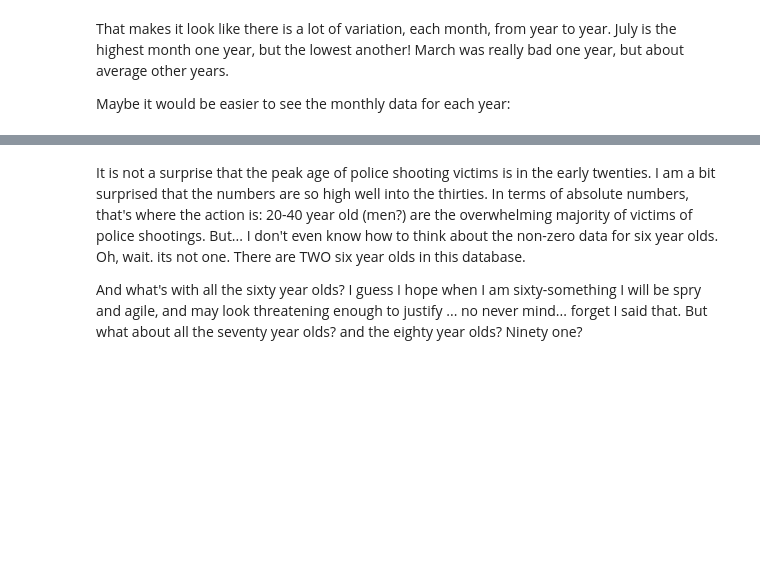
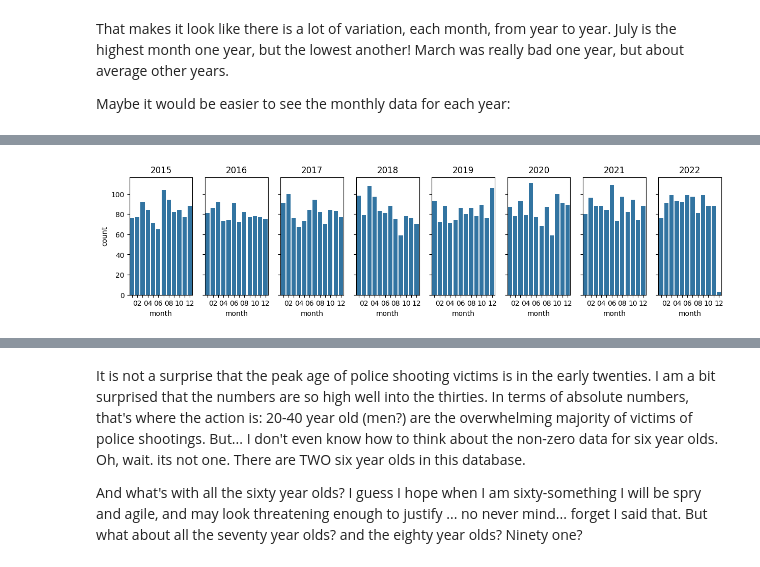
Before and after one commit to lcommons/portfolio, a Jupyter notebook: policeshootings/PoliceShootings.ipynb, the cells around one changed output, grey strips where cells are left out. Saved outputs shown, nothing was run; the diff lists cells and outputs as text; code cells hidden in the pictures; blank space fills up the shorter version.

```diff
--- a/policeshootings/PoliceShootings.ipynb
+++ b/policeshootings/PoliceShootings.ipynb
@@ -138,0 +120,80 @@ Text(0.5,1,'2018')
+# %%
+df15 = data[data['year']=='2015']
+df16 = data[data['year']=='2016']
+df17 = data[data['year']=='2017']
+df18 = data[data['year']=='2018']
+df19 = data[data['year']=='2019']
+df20 = data[data['year']=='2020']
+df21 = data[data['year']=='2021']
+df22 = data[data['year']=='2022']
+fig, ax = plt.subplots(1, 8, figsize=(15, 3), sharey=True)
+
+# for p in range(8):
+#   sns.countplot(data=data[data['year']==str(2015+p)], ax=ax[p],x='month')
+#   ax[p].set_title(p+2015)
+
+
+plot1 = sns.countplot(data=df15, ax=ax[0],x='month')
+for label in plot1.get_xticklabels():
+    if float(label.get_text()) % 2 == 0:
+        label.set_visible(True)
+    else:
+        label.set_visible(False)
+plot2 = sns.countplot(data=df16, ax=ax[1],x='month')
+for label in plot2.get_xticklabels():
+    if float(label.get_text()) % 2 == 0:
+        label.set_visible(True)
+    else:
+        label.set_visible(False)
+
+plot3 = sns.countplot(data=df17, ax=ax[2],x='month')
+for label in plot3.get_xticklabels():
+    if float(label.get_text()) % 2 == 0:
+        label.set_visible(True)
+    else:
+        label.set_visible(False)
+
+plot4 = sns.countplot(data=df18, ax=ax[3],x='month')
+for label in plot4.get_xticklabels():
+    if float(label.get_text()) % 2 == 0:
+        label.set_visible(True)
+    else:
+        label.set_visible(False)
+
+plot5 = sns.countplot(data=df19, ax=ax[4],x='month')
+for label in plot5.get_xticklabels():
+    if float(label.get_text()) % 2 == 0:
+        label.set_visible(True)
+    else:
+        label.set_visible(False)
+
+plot6 = sns.countplot(data=df20, ax=ax[5],x='month')
+for label in plot6.get_xticklabels():
+    if float(label.get_text()) % 2 == 0:
+        label.set_visible(True)
+    else:
+        label.set_visible(False)
+
+plot7 = sns.countplot(data=df21, ax=ax[6],x='month')
+for label in plot7.get_xticklabels():
+    if float(label.get_text()) % 2 == 0:
+        label.set_visible(True)
+    else:
+        label.set_visible(False)
+
+plot8 = sns.countplot(data=df22, ax=ax[7],x='month')
+for label in plot8.get_xticklabels():
+    if float(label.get_text()) % 2 == 0:
+        label.set_visible(True)
+    else:
+        label.set_visible(False)
+
+ax[0].set_title('2015')
+ax[1].set_title('2016')
+ax[2].set_title('2017')
+ax[3].set_title('2018')
+ax[4].set_title('2019')
+ax[5].set_title('2020')
+ax[6].set_title('2021')
+ax[7].set_title('2022')
+# %% [output]
@@ -139 +201,2 @@ Text(0.5,1,'2018')
+[figure, added]
 # %% [markdown]
```
Also changed, not shown: parts of 24 cells of this notebook.
